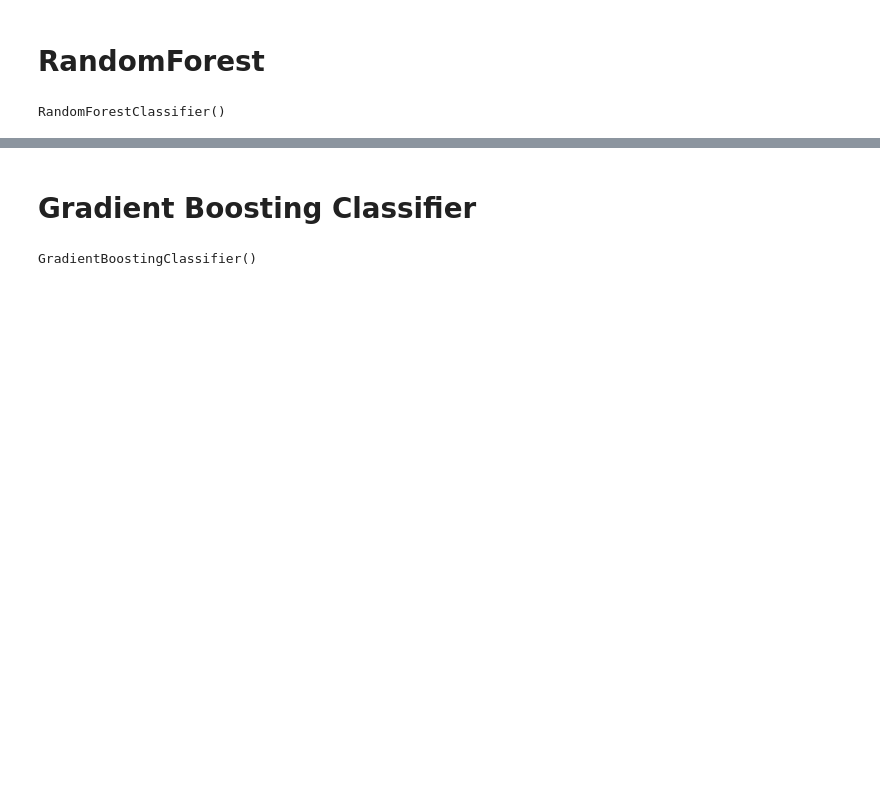
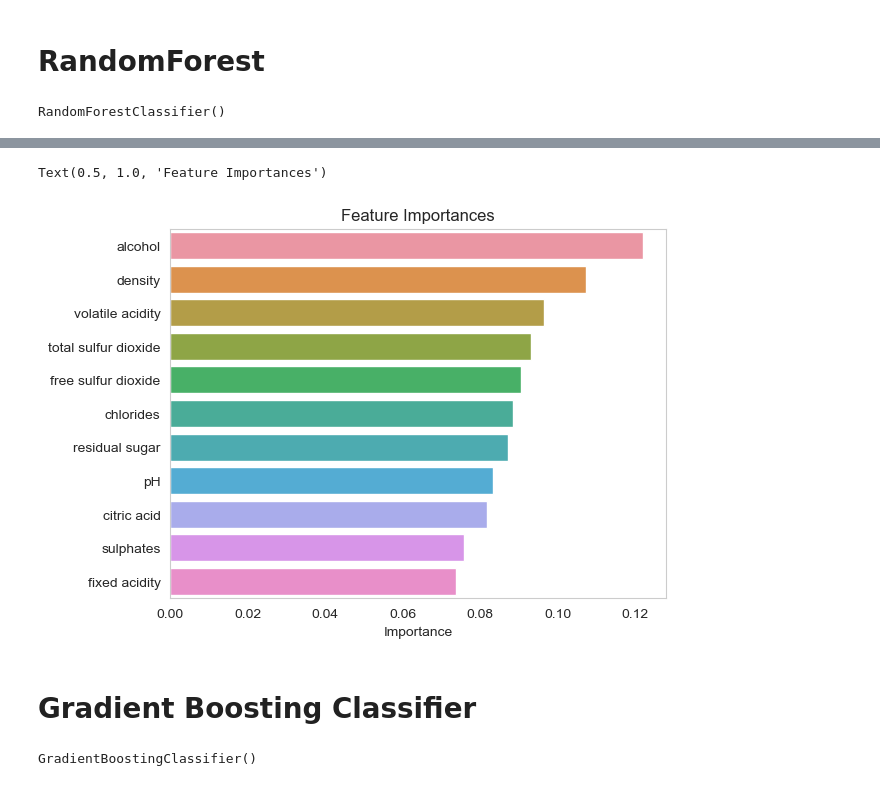
Before and after one commit to AdwoaM/Project_3, a Jupyter notebook: White_Wine_Quality.ipynb, the cells around one changed output, grey strips where cells are left out. Cells and saved outputs as stored; diff of their text form; code cells hidden in the pictures; blank space fills up the shorter version.

```diff
--- a/White_Wine_Quality.ipynb
+++ b/White_Wine_Quality.ipynb
@@ -365,3 +365,19 @@ weighted avg       0.70      0.70      0.69      1134
+# %%
+# Calculate the feature importances
+important_features = rf.feature_importances_
+
+# Storing the names of all features
+columns = X.columns
+
+# Creating a data frame to store the calculated feature importances
+important_features_df = pd.DataFrame(important_features, index = columns, columns= ['Importance']).sort_values(by = 'Importance', ascending = False)
+
+# Display the feature importances
+sns.barplot(x = important_features_df.Importance, y = important_features_df.index)
+plt.title('Feature Importances')
+# %% [output]
+Text(0.5, 1.0, 'Feature Importances')
+[figure, added]
 # %% [markdown]
 # Gradient Boosting Classifier
 # %%
```
Also changed, not shown: parts of 30 cells of this notebook, 14 other files.
